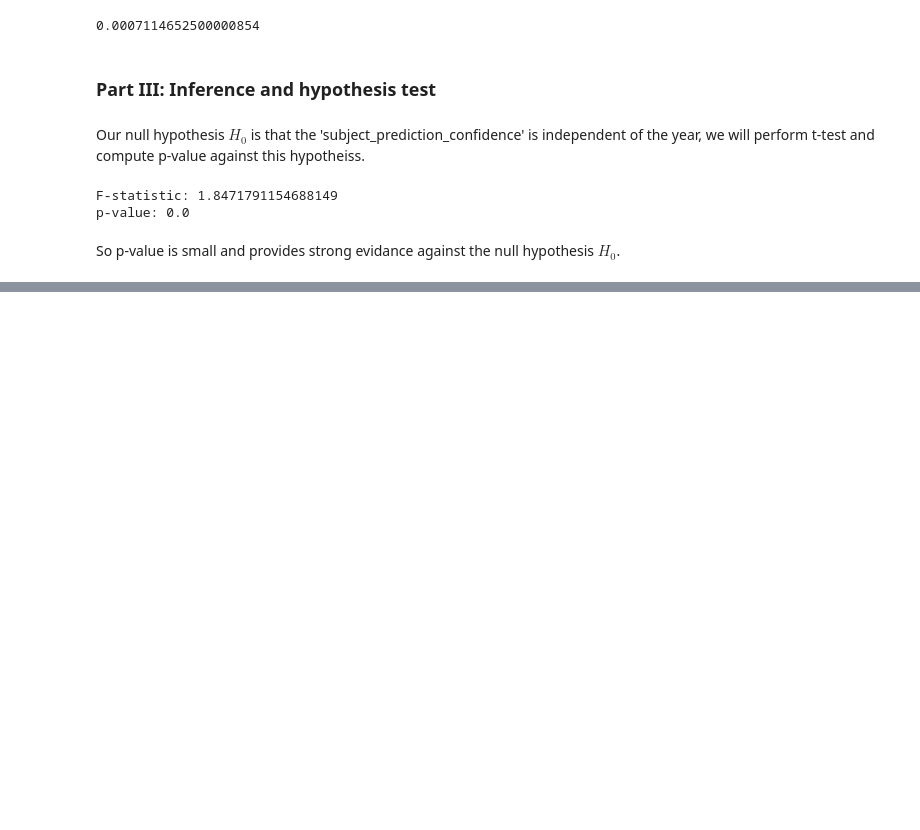
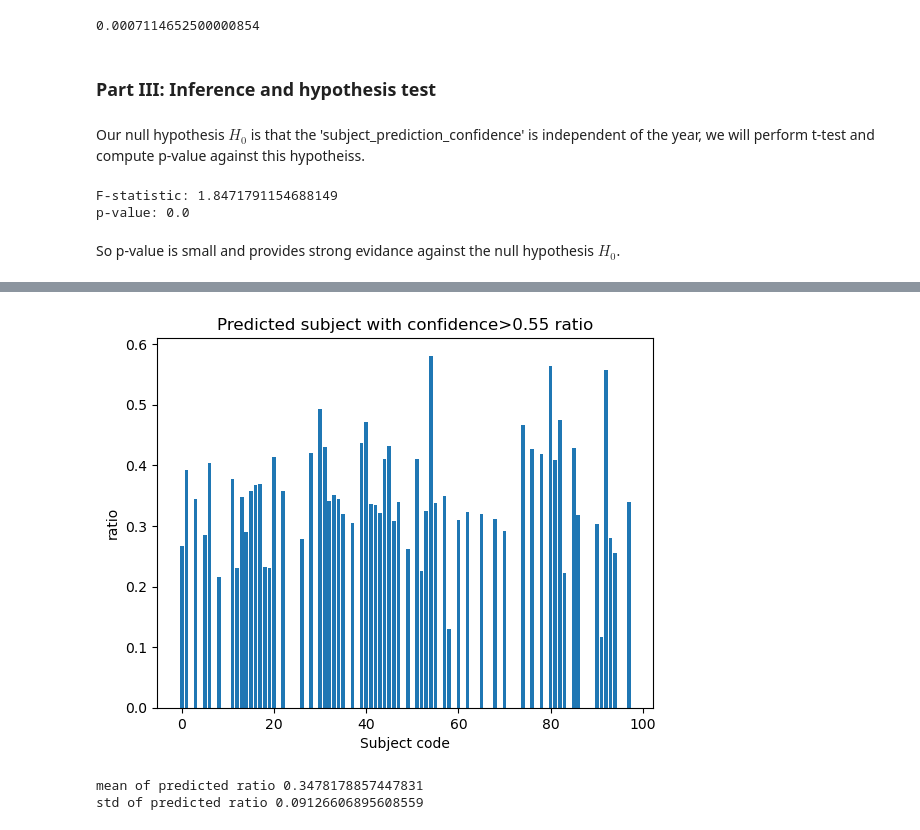
Before and after one commit to Erdos-Projects/summer26-math-genealogy, a Jupyter notebook: notebooks/fill-in-subject-Osanda/intepreting_prediction_confidence-Yilong.ipynb, the cells around one changed output, grey strips where cells are left out. Drawn from its saved outputs; the diff is of its cells as text; code cells hidden in the pictures; blank space fills up the shorter version.

```diff
--- a/notebooks/fill-in-subject-Osanda/intepreting_prediction_confidence-Yilong.ipynb
+++ b/notebooks/fill-in-subject-Osanda/intepreting_prediction_confidence-Yilong.ipynb
@@ -247,0 +277,25 @@ Notes:
+# %%
+#count the predicted subject with confidence>5.5
+E=np.zeros((63,4))
+for i in range(63):
+    E[i,0]=codes[i]
+    E[i,1]=len(tree1[(tree1['subject_code']==codes[i])&(tree1['subject_prediction_confidence']>0.55)])
+    E[i,2]=E[i,1]/(C[i,1]-E[i,1])
+    E[i,3]=E[i,1]/C[i,1]
+# %%
+plt.bar(E[:, 0], E[:, 3])
+plt.xlabel("Subject code")
+plt.ylabel("ratio")
+plt.title("Predicted subject with confidence>0.55 ratio")
+plt.show()
+# %% [output]
+[figure, added]
+# %%
+avg_E4 = np.mean(E[:, 3])
+std_E4 = np.std(E[:, 3])
+
+print('mean of predicted ratio '+ str(avg_E4))
+print('std of predicted ratio ' + str(std_E4))
+# %% [output]
+mean of predicted ratio 0.3478178857447831
+std of predicted ratio 0.09126606895608559
```
Also changed, not shown: parts of 7 cells of this notebook.
